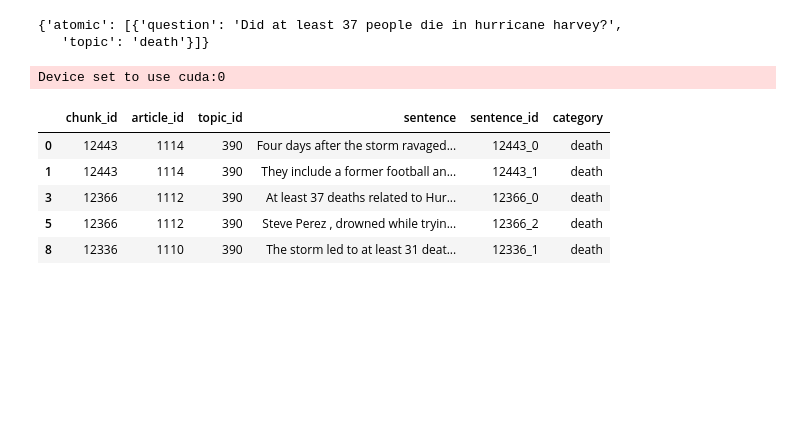
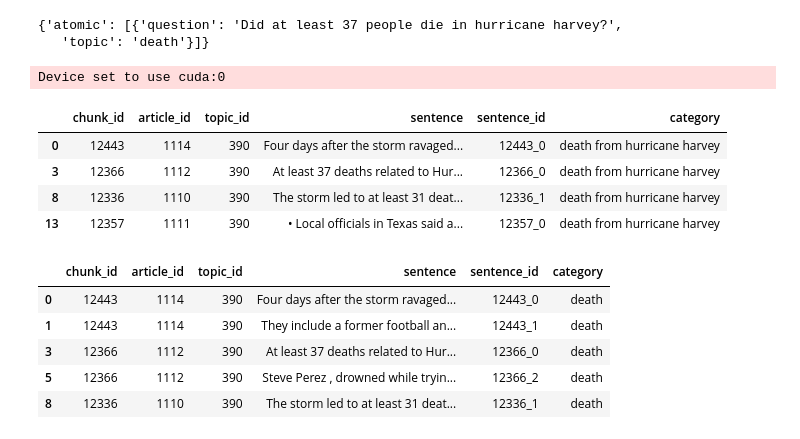
Before and after one commit to Tedyang2003/cross_checker, a Jupyter notebook: project/merge_solution.ipynb, the cells around one changed output. Saved outputs shown, nothing was run; the diff lists cells and outputs as text; code cells hidden in the pictures; blank space fills up the shorter version.

```diff
--- a/project/merge_solution.ipynb
+++ b/project/merge_solution.ipynb
@@ -436,3 +451,14 @@ Device set to use cuda:0
+# %%
+pd.set_option("display.max_colwidth", None)   # Do not truncate text in cells
+
+
+related_sentence_df[related_sentence_df['category'] == 'death from hurricane harvey']
+# %% [output]
+|  | chunk_id | article_id | topic_id | sentence | sentence_id | category |
+| 0 | 12443 | 1114 | 390 | Four days after the storm ravaged... | 12443_0 | death from hurricane harvey |
+| 3 | 12366 | 1112 | 390 | At least 37 deaths related to Hur... | 12366_0 | death from hurricane harvey |
+| 8 | 12336 | 1110 | 390 | The storm led to at least 31 deat... | 12336_1 | death from hurricane harvey |
+| 13 | 12357 | 1111 | 390 | • Local officials in Texas said a... | 12357_0 | death from hurricane harvey |
 # %%
 # Step 1: Create your list of inputs
 sequences = related_sentence_df['sentence'].tolist()
```
Also changed, not shown: parts of 11 cells of this notebook, 2 other files.
